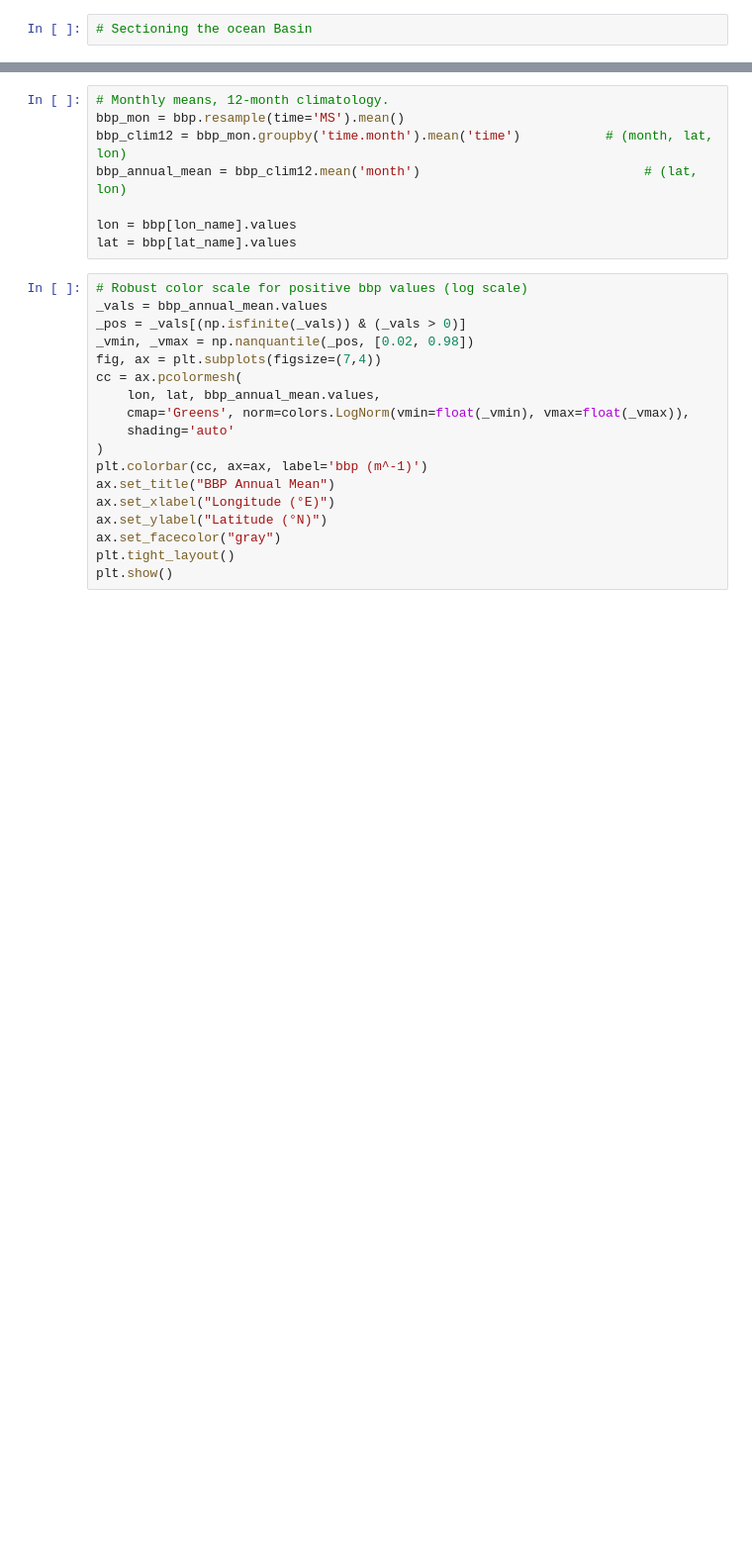
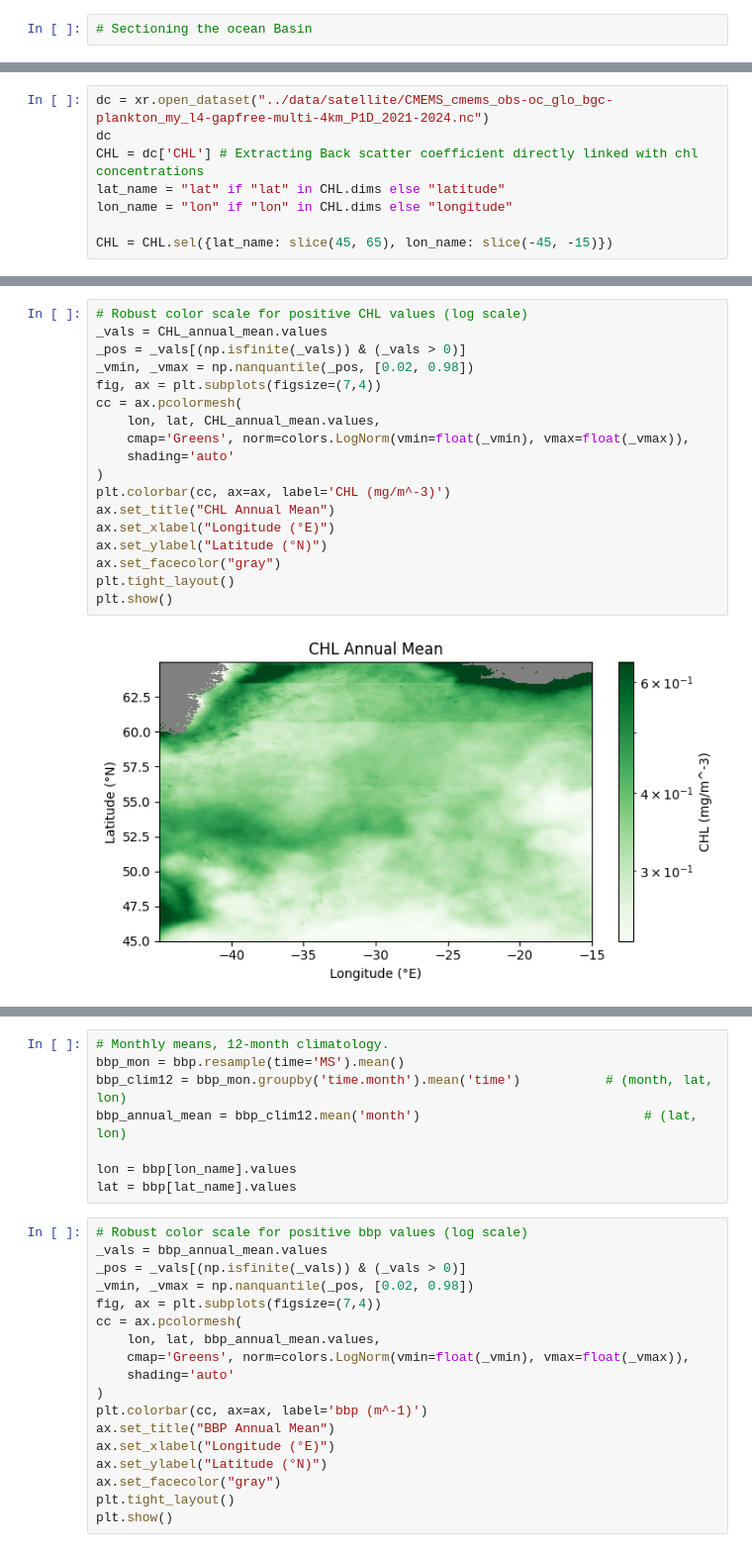
Before and after one commit to ROYVNZ/Masters, a Jupyter notebook: Scripts/Satellite_data.ipynb, the cells around one changed output, grey strips where cells are left out. Shown at 99% size. Saved outputs shown, nothing was run; the diff lists cells and outputs as text; blank space fills up the shorter version.

```diff
--- a/Scripts/Satellite_data.ipynb
+++ b/Scripts/Satellite_data.ipynb
@@ -130,0 +134,8 @@ plt.show()
+# %%
+dc = xr.open_dataset("../data/satellite/CMEMS_cmems_obs-oc_glo_bgc-plankton_my_l4-gapfree-multi-4km_P1D_2021-2024.nc")
+dc
+CHL = dc['CHL'] # Extracting Back scatter coefficient directly linked with chl concentrations
+lat_name = "lat" if "lat" in CHL.dims else "latitude"
+lon_name = "lon" if "lon" in CHL.dims else "longitude"
+
+CHL = CHL.sel({lat_name: slice(45, 65), lon_name: slice(-45, -15)})
@@ -130,0 +150,20 @@ plt.show()
+# %%
+# Robust color scale for positive CHL values (log scale)
+_vals = CHL_annual_mean.values
+_pos = _vals[(np.isfinite(_vals)) & (_vals > 0)]
+_vmin, _vmax = np.nanquantile(_pos, [0.02, 0.98])
+fig, ax = plt.subplots(figsize=(7,4))
+cc = ax.pcolormesh(
+    lon, lat, CHL_annual_mean.values,
+    cmap='Greens', norm=colors.LogNorm(vmin=float(_vmin), vmax=float(_vmax)),
+    shading='auto'
+)
+plt.colorbar(cc, ax=ax, label='CHL (mg/m^-3)')
+ax.set_title("CHL Annual Mean")
+ax.set_xlabel("Longitude (°E)")
+ax.set_ylabel("Latitude (°N)")
+ax.set_facecolor("gray")
+plt.tight_layout()
+plt.show()
+# %% [output]
+[figure, added]
```
Also changed, not shown: parts of 12 cells of this notebook, 2 other files.
